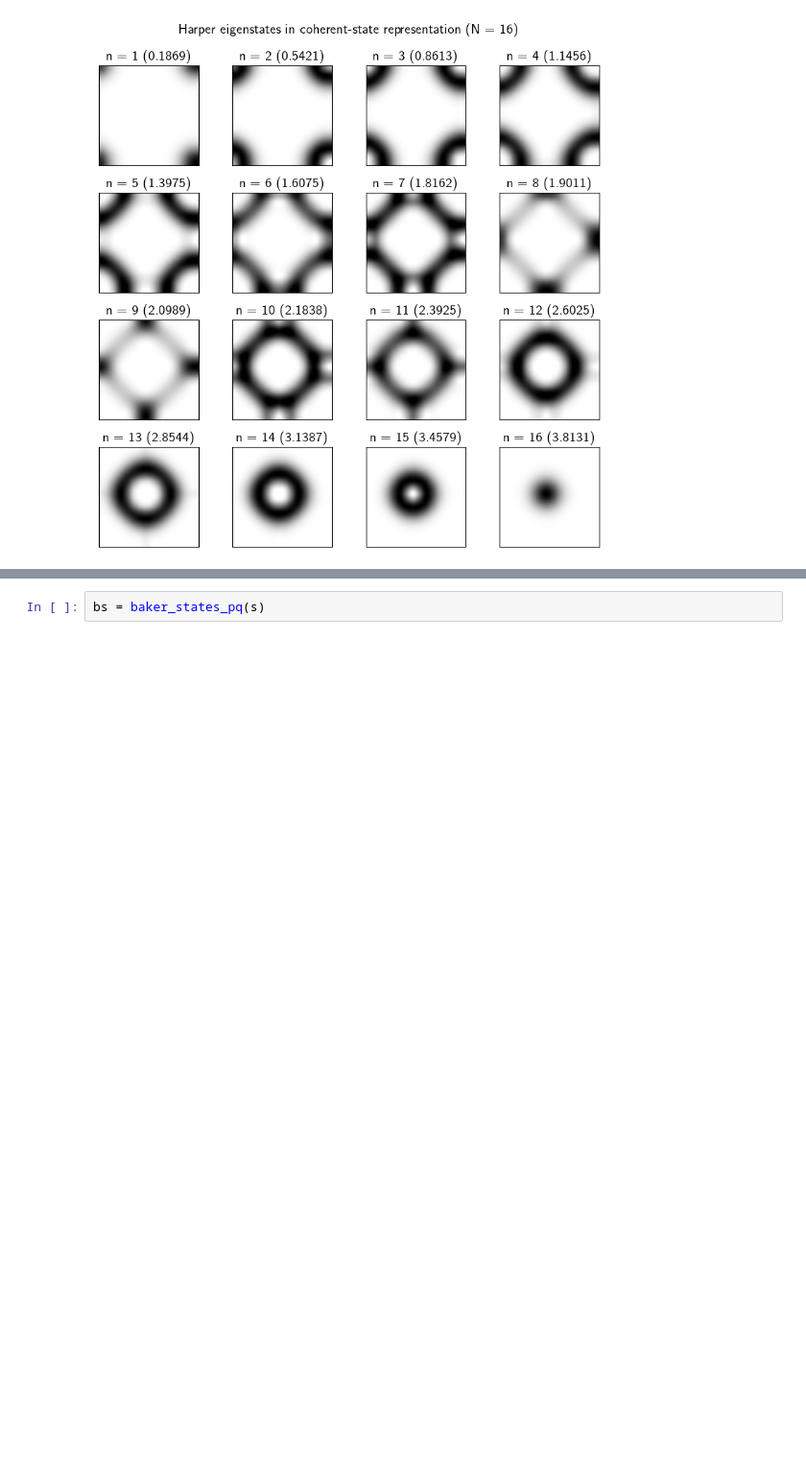
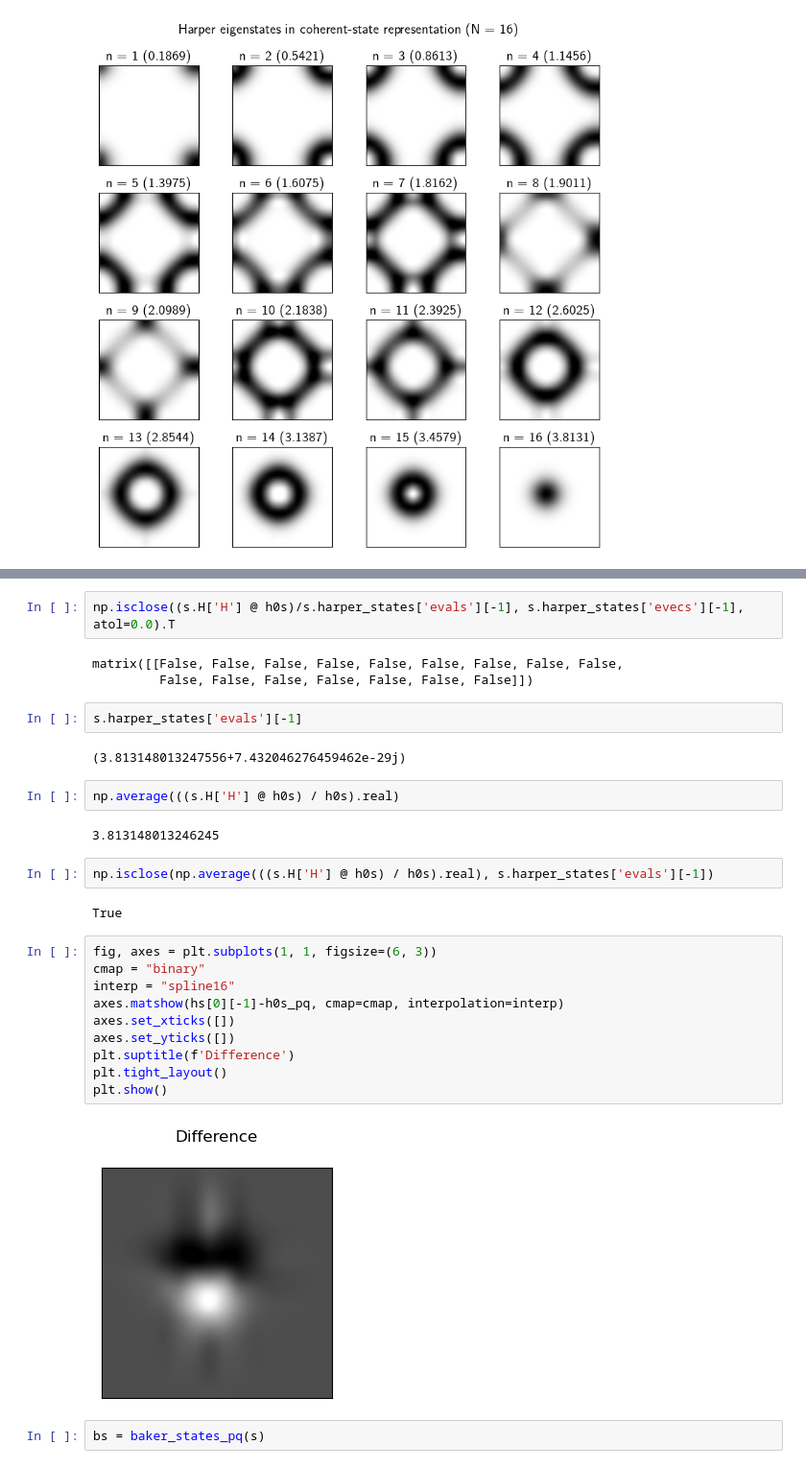
Before and after one commit to IBArbitrary/qbm, a Jupyter notebook: qbm-nb.ipynb, the cells around one changed output, grey strips where cells are left out. Shown: that part at 96% size. Cells and saved outputs as stored; diff of their text form; blank space fills up the shorter version.

```diff
--- a/qbm-nb.ipynb
+++ b/qbm-nb.ipynb
@@ -131,3 +209,32 @@ plot_harper_states(*hs, cmap='binary')
+# %%
+np.isclose((s.H['H'] @ h0s)/s.harper_states['evals'][-1], s.harper_states['evecs'][-1], atol=0.0).T
+# %% [output]
+matrix([[False, False, False, False, False, False, False, False, False,
+         False, False, False, False, False, False, False]])
+# %%
+s.harper_states['evals'][-1]
+# %% [output]
+(3.813148013247556+7.432046276459462e-29j)
+# %%
+np.average(((s.H['H'] @ h0s) / h0s).real)
+# %% [output]
+3.813148013246245
+# %%
+np.isclose(np.average(((s.H['H'] @ h0s) / h0s).real), s.harper_states['evals'][-1])
+# %% [output]
+True
+# %%
+fig, axes = plt.subplots(1, 1, figsize=(6, 3))
+cmap = "binary"
+interp = "spline16"
+axes.matshow(hs[0][-1]-h0s_pq, cmap=cmap, interpolation=interp)
+axes.set_xticks([])
+axes.set_yticks([])
+plt.suptitle(f'Difference')
+plt.tight_layout()
+plt.show()
+# %% [output]
+[figure, added]
 # %%
 bs = baker_states_pq(s)
 # %%
```
Also changed, not shown: parts of 7 cells of this notebook, 1 other file.
